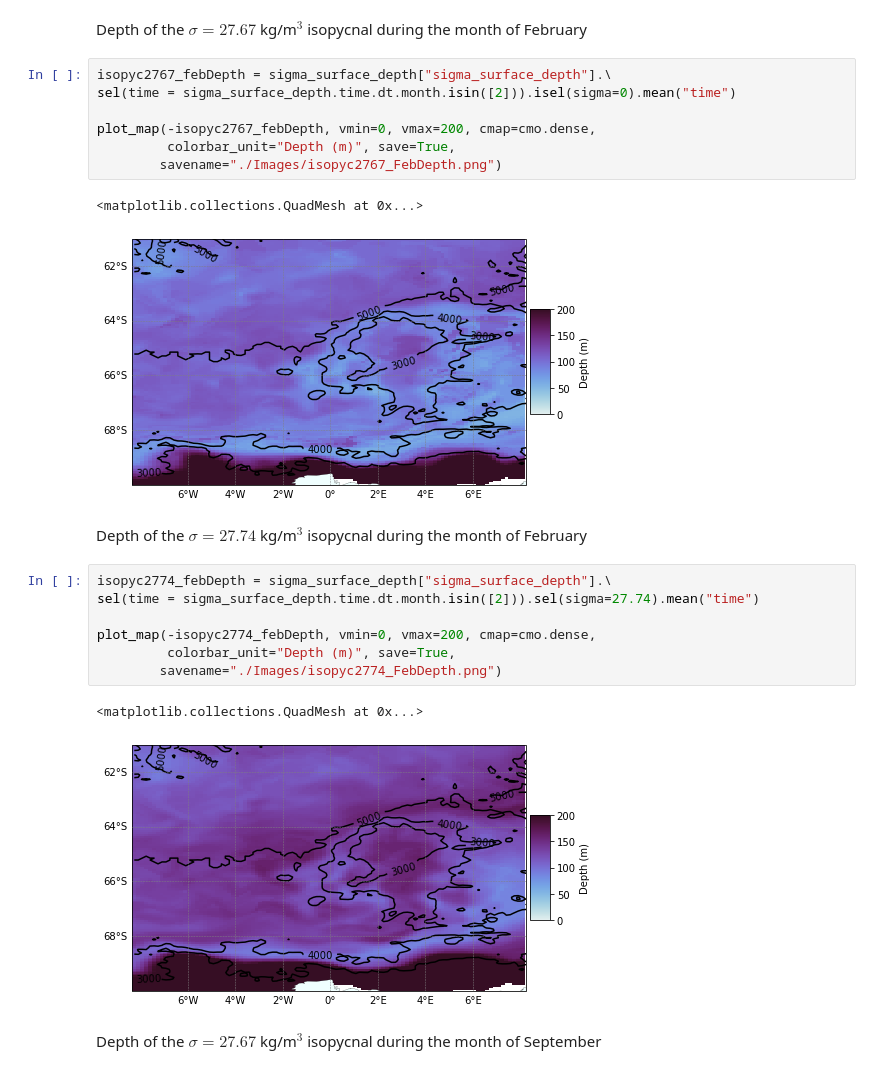
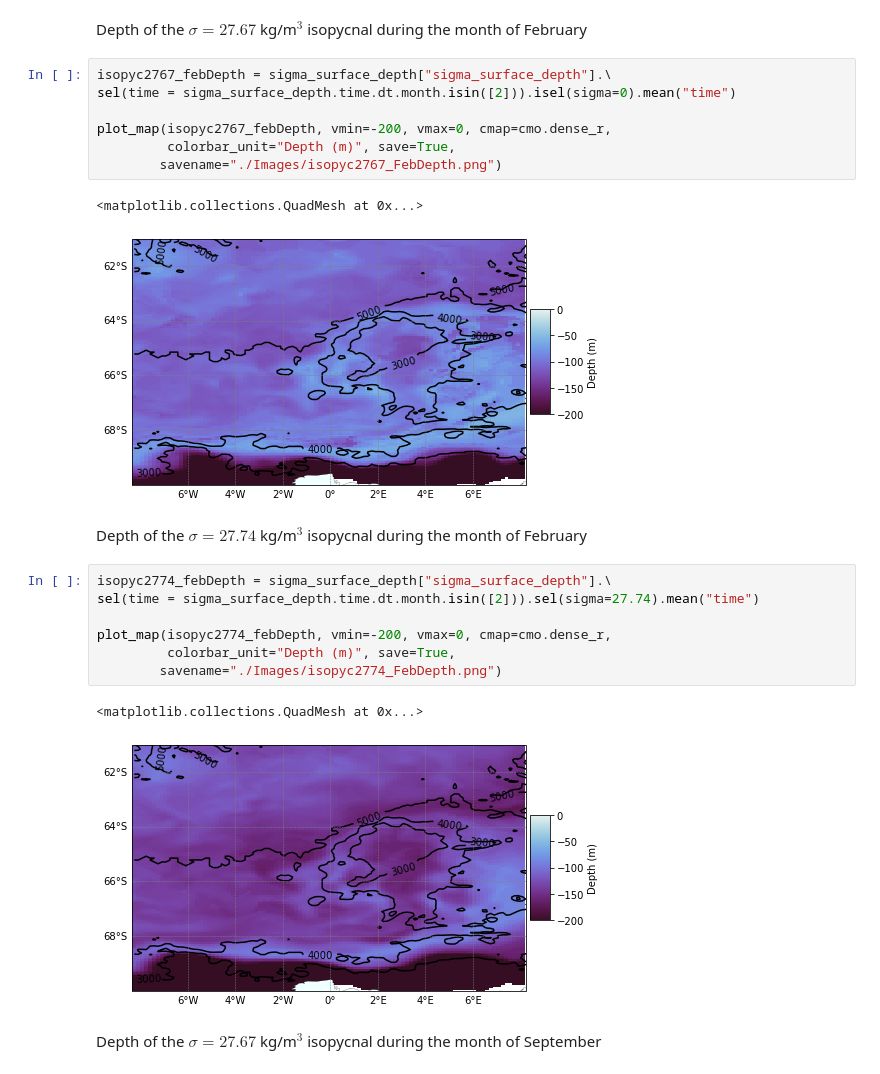
Before and after one commit to adityarn/pycnogen, a Jupyter notebook: pycnogenMaps.ipynb, the cells around one changed output. Cells and saved outputs as stored; diff of their text form.

```diff
--- a/pycnogenMaps.ipynb
+++ b/pycnogenMaps.ipynb
@@ -338,25 +349,25 @@ Depth of the $\sigma = 27.67$ kg/m$^3$ isopycnal during the month of February
 # %%
 isopyc2767_febDepth = sigma_surface_depth["sigma_surface_depth"].\
 sel(time = sigma_surface_depth.time.dt.month.isin([2])).isel(sigma=0).mean("time")
 
-plot_map(-isopyc2767_febDepth, vmin=0, vmax=200, cmap=cmo.dense,
+plot_map(isopyc2767_febDepth, vmin=-200, vmax=0, cmap=cmo.dense_r,
          colorbar_unit="Depth (m)", save=True,
         savename="./Images/isopyc2767_FebDepth.png")
 # %% [output]
 <matplotlib.collections.QuadMesh at 0x...>
-[figure, old version]
+[figure, new version]
 # %% [markdown]
 Depth of the $\sigma = 27.74$ kg/m$^3$ isopycnal during the month of February
 # %%
 isopyc2774_febDepth = sigma_surface_depth["sigma_surface_depth"].\
 sel(time = sigma_surface_depth.time.dt.month.isin([2])).sel(sigma=27.74).mean("time")
 
-plot_map(-isopyc2774_febDepth, vmin=0, vmax=200, cmap=cmo.dense,
+plot_map(isopyc2774_febDepth, vmin=-200, vmax=0, cmap=cmo.dense_r,
          colorbar_unit="Depth (m)", save=True,
         savename="./Images/isopyc2774_FebDepth.png")
 # %% [output]
 <matplotlib.collections.QuadMesh at 0x...>
-[figure, old version]
+[figure, new version]
 # %% [markdown]
 Depth of the $\sigma = 27.67$ kg/m$^3$ isopycnal during the month of September
 # %%
```
Also changed, not shown: parts of 9 cells of this notebook.
